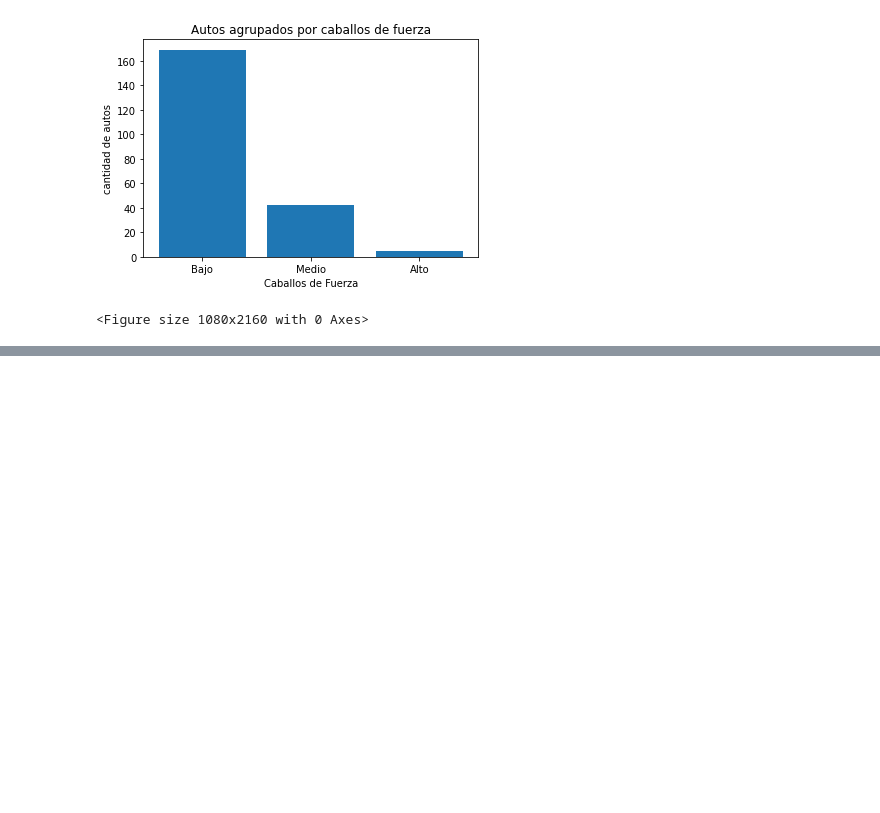
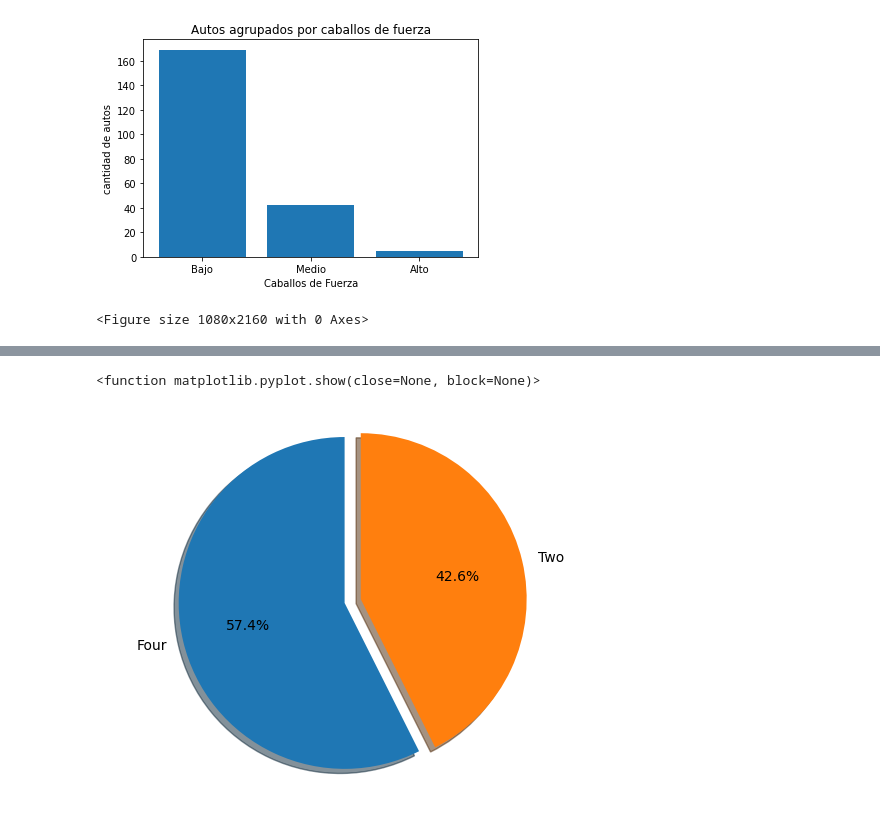
Before and after one commit to cacuna13/Portafolio, a Jupyter notebook: AnalisisDatos_Autos.ipynb, the cells around one changed output, grey strips where cells are left out. Saved outputs shown, nothing was run; the diff lists cells and outputs as text; code cells hidden in the pictures; blank space fills up the shorter version.

```diff
--- a/AnalisisDatos_Autos.ipynb
+++ b/AnalisisDatos_Autos.ipynb
@@ -692,0 +753,15 @@ plt.show()
+# %%
+etiqueta = "Four","Two"
+sizes = gf3["symboling"].tolist()
+
+separacion = (0, 0.1)
+
+figl,axl = plt.subplots()
+
+axl.pie(sizes, explode=separacion, labels=etiqueta, autopct='%1.1f%%', shadow=True, startangle=90)
+axl.axis('equal')
+
+plt.show
+# %% [output]
+<function matplotlib.pyplot.show(close=None, block=None)>
+[figure, added]
```
Also changed, not shown: parts of 8 cells of this notebook.
